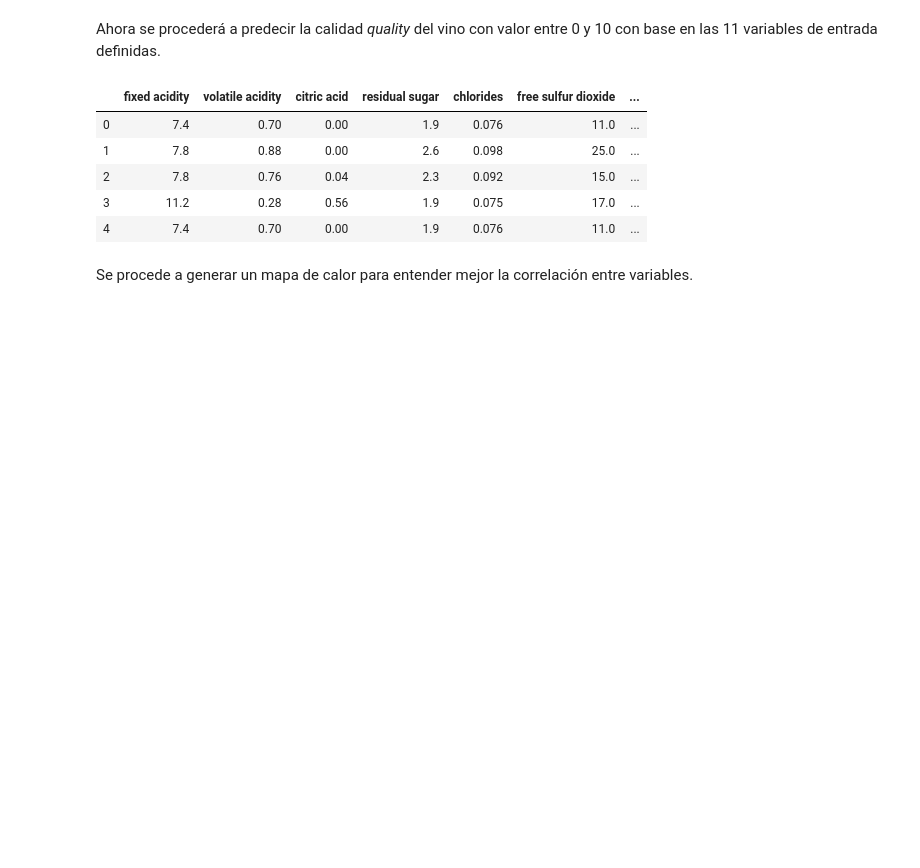
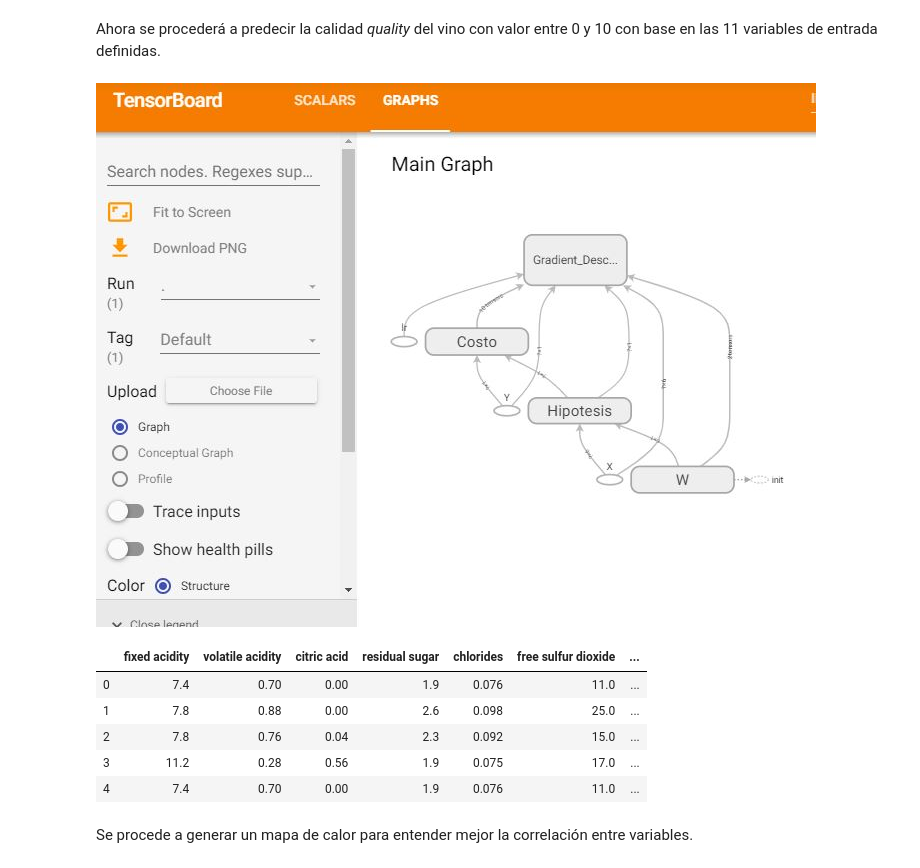
Before and after one commit to dvallesc/practica2-StadisticalLearning, a Jupyter notebook: FeatureEngineering-Tarea2-Diego_Valle.ipynb, the cells around one changed output. Saved outputs shown, nothing was run; the diff lists cells and outputs as text; code cells hidden in the pictures; blank space fills up the shorter version.

```diff
--- a/FeatureEngineering-Tarea2-Diego_Valle.ipynb
+++ b/FeatureEngineering-Tarea2-Diego_Valle.ipynb
@@ -266,5 +217,9 @@ Reusing TensorBoard on port 6006 (pid 48904), started 0:01:14 ago. (Use '!kill 4
 # %% [markdown]
 Ahora se procederá a predecir la calidad _quality_ del vino con valor entre 0 y 10 con base en las 11 variables de entrada definidas.
+# %%
+Image("grafos.jpg")
+# %% [output]
+[figure, added]
 # %%
 datos.head()
 # %% [output]
```
Also changed, not shown: parts of 16 cells of this notebook.
